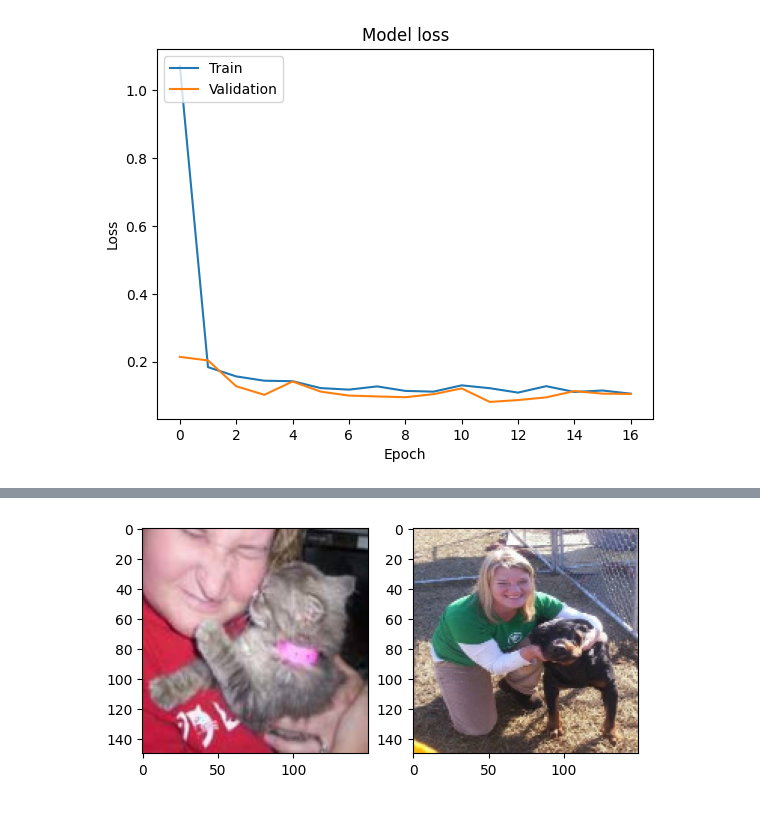
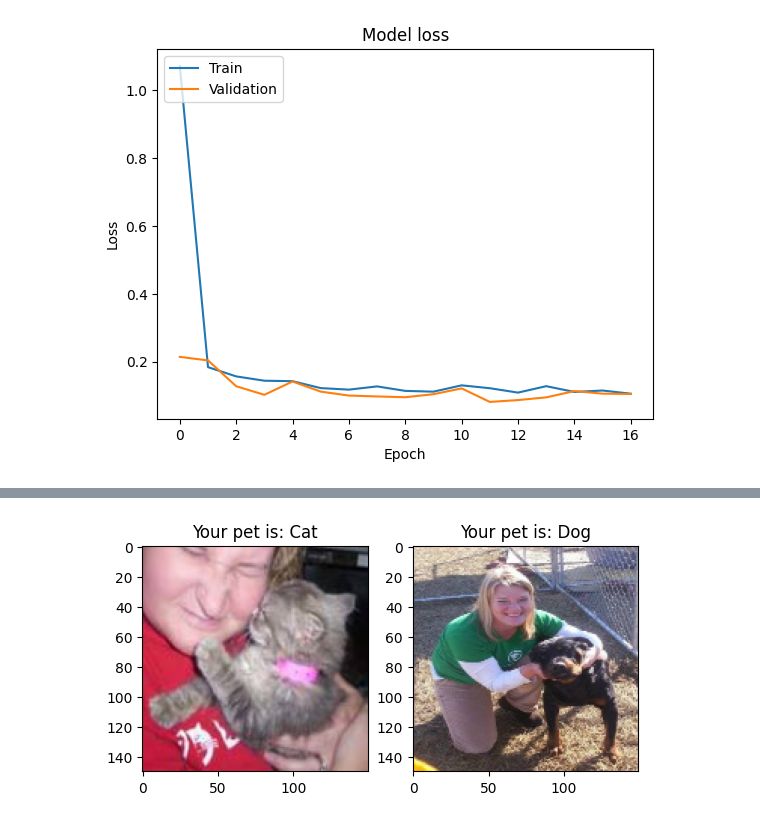
Before and after one commit to Bassem-2000/Cats-Vs-Dogs, a Jupyter notebook: Cat Vs Dogs.ipynb, the cells around one changed output, grey strips where cells are left out. Saved outputs shown, nothing was run; the diff lists cells and outputs as text; code cells hidden in the pictures.

```diff
--- a/Cat Vs Dogs.ipynb
+++ b/Cat Vs Dogs.ipynb
@@ -157,19 +157,23 @@ img2 = cv2.cvtColor(img2, cv2.COLOR_BGR2RGB)
 img1 = cv2.resize(img1, (150, 150))
 img2 = cv2.resize(img2, (150, 150))
 
+img1_ = np.expand_dims(img1, axis=0)
+img1_ = np.reshape(img1_, (1, 150, 150, 3))
+img1_ = imagenet_utils.preprocess_input(img1_)
+
+
+img2_ = np.expand_dims(img2, axis=0)
+img2_ = np.reshape(img2_, (1, 150, 150, 3))
+img2_ = imagenet_utils.preprocess_input(img2_)
+
 plt.subplot(1, 2, 1)
 plt.imshow(img1)
+plt.title(f"Your pet is: {['Cat', 'Dog'][int(round(model1.predict(img1_)[0][0]))]}")
+
 plt.subplot(1, 2, 2)
 plt.imshow(img2)
-
-img1 = np.expand_dims(img1, axis=0)
-img1 = np.reshape(img1, (1, 150, 150, 3))
-img1 = imagenet_utils.preprocess_input(img1)
+plt.title(f"Your pet is: {['Cat', 'Dog'][int(round(model1.predict(img2_)[0][0]))]}")
 
 
-img2 = np.expand_dims(img2, axis=0)
-img2 = np.reshape(img2, (1, 150, 150, 3))
-img2 = imagenet_utils.preprocess_input(img2)
-
-print(f"\tYour pet is: {['Cat', 'Dog'][int(round(model1.predict(img1)[0][0]))]}", f"Your pet is: {['Cat', 'Dog'][int(round(model1.predict(img2)[0][0]))]}", sep = "\t\t\t")
+plt.show()
 # %% [output]
@@ -179 +182 @@ print(f"\tYour pet is: {['Cat', 'Dog'][int(round(model1.predict(img1)[0][0]))]}"
-[figure, old version]
+[figure, new version]
```
Also changed, not shown: parts of 1 cell of this notebook.
